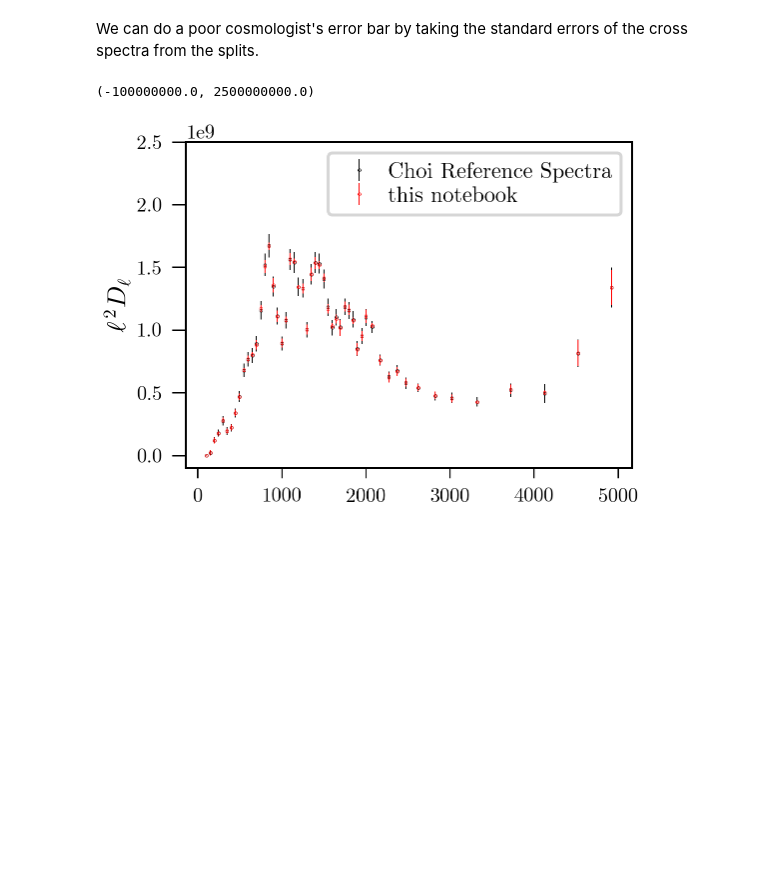
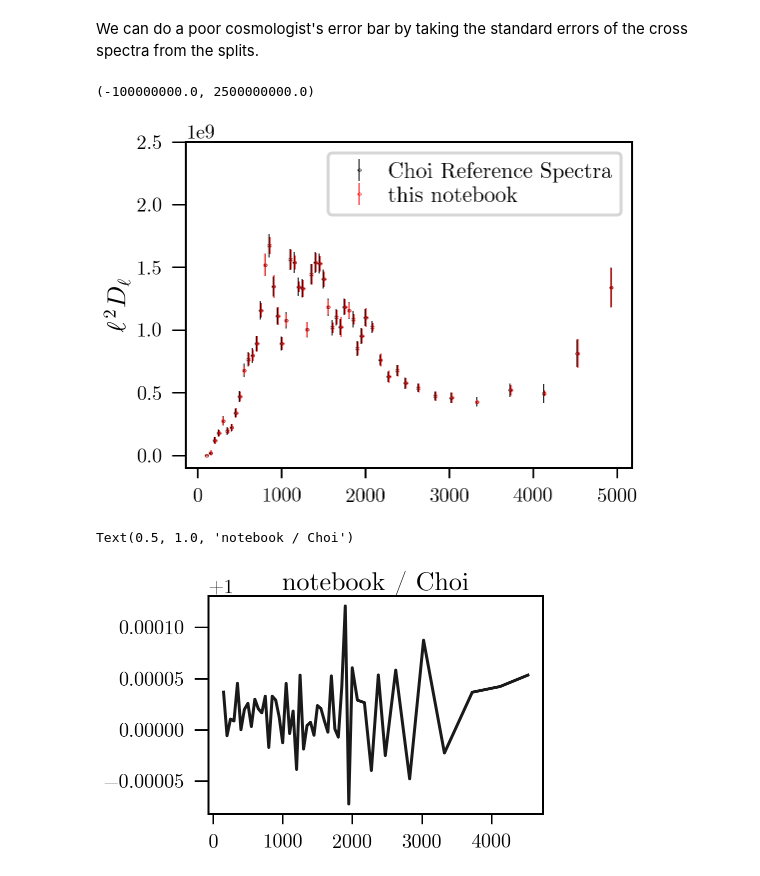
Before and after one commit to xzackli/actps, a Jupyter notebook: choi_ref_TT_pa1.ipynb, the cells around one changed output. Saved outputs shown, nothing was run; the diff lists cells and outputs as text; code cells hidden in the pictures; blank space fills up the shorter version.

```diff
--- a/choi_ref_TT_pa1.ipynb
+++ b/choi_ref_TT_pa1.ipynb
@@ -153,12 +197,12 @@ actual_cltt = np.loadtxt("data/from_choi/ps/deep56_s14_pa1_f150_c7v5_car_190220_
 choi_dl = actual_cltt[2:54,1]
 choi_delta_dl = actual_cltt[2:54,2]
 plt.errorbar( actual_cltt[2:54,0] , (choi_dl * actual_cltt[2:54,0]**2),
-             yerr = choi_delta_dl * actual_cltt[2:54,0]**2, fmt='k.', lw=1, ms=1, label="Choi Reference Spectra" )
+             yerr = ( choi_delta_dl) * actual_cltt[2:54,0]**2, fmt='k.', lw=1, ms=1, label="Choi Reference Spectra" )
 
 lbs = lb[1:-3]
-notebook_dl = mean_Cltt[1:-3]  * lbs * (lbs+1) / 2 / np.pi
-plt.errorbar(lbs, notebook_dl * lbs**2 ,
-             fmt='r.', yerr=(se_Cltt)[1:-3] * lbs * (lbs+1) / 2 / np.pi * lbs**2 ,
+notebook_dl = mean_Cltt[1:-3]
+plt.errorbar(lbs + 10, notebook_dl * lbs**2 ,
+             fmt='r.', yerr=(notebook_dl / np.sqrt(2 * lbs + 1) + se_Cltt[1:-3]) * lbs**2  ,
              lw=1, ms=1, label="this notebook")
 plt.ylabel(r"$\ell^2 D_{\ell}$")
 plt.legend(frameon=True)
@@ -167,5 +211,13 @@ plt.legend(frameon=True)
 plt.ylim(-1e8, 2.5e9)
 # %% [output]
 (-100000000.0, 2500000000.0)
-[figure, old version]
+[figure, new version]
+# %%
+plt.plot( lbs[1:-1], (mean_Cltt[1:-3]  / choi_dl)[1:-1] )
+# plt.ylim(0.99, 1.01)
+# plt.axhline(1+ 1e-5 )
+plt.title("notebook / Choi")
+# %% [output]
+Text(0.5, 1.0, 'notebook / Choi')
+[figure, added]
 # %%
```
Also changed, not shown: parts of 21 cells of this notebook, 2 other files.
